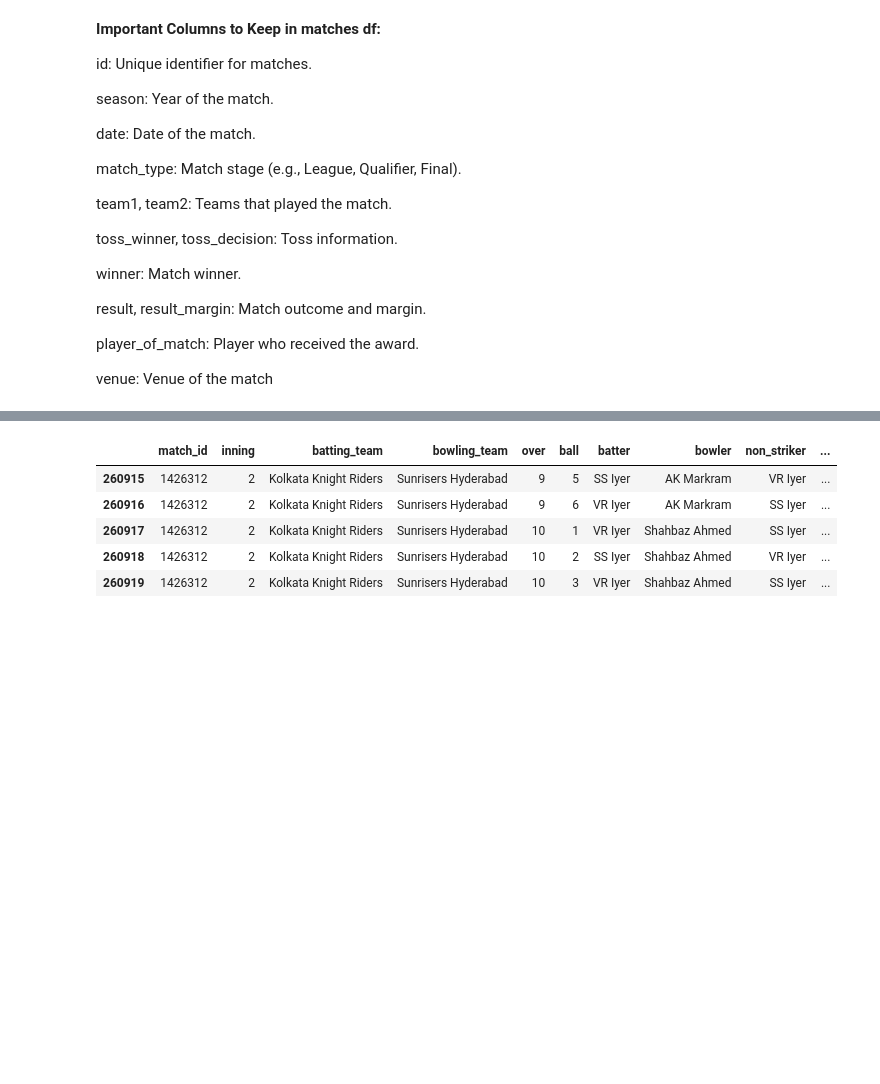
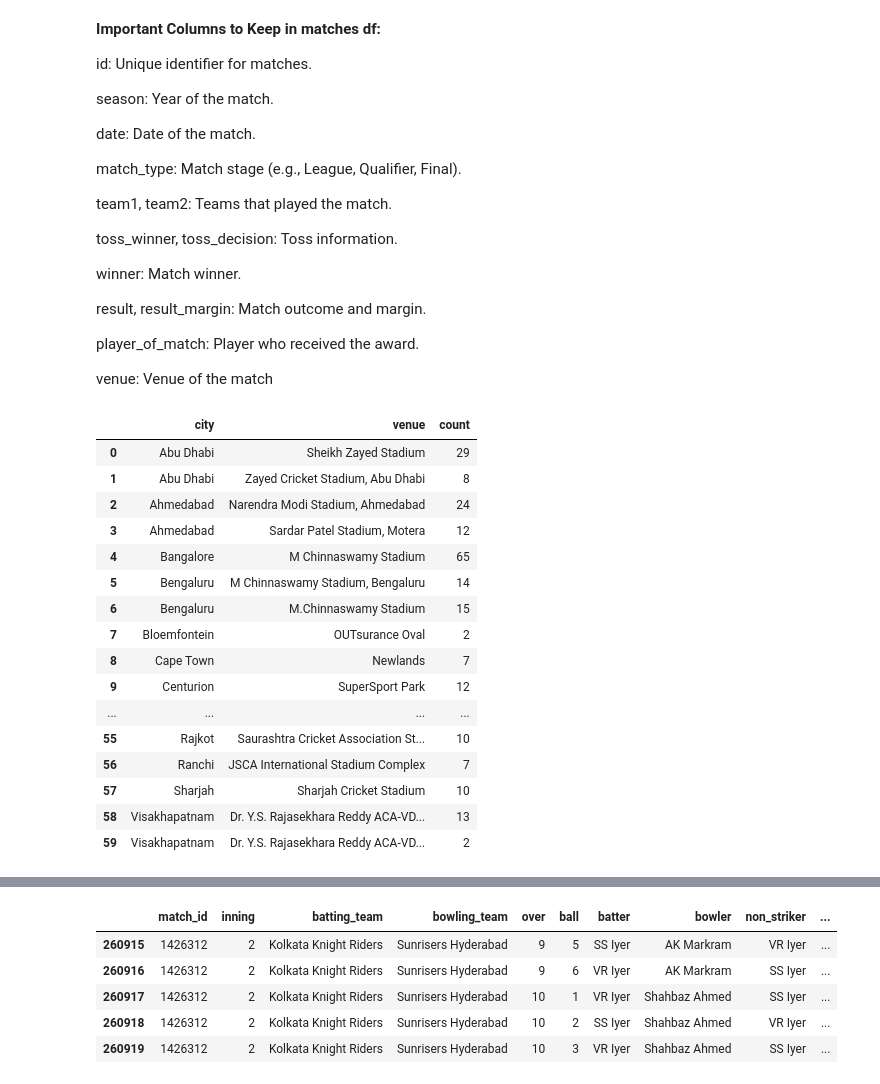
Before and after one commit to SOURAVSHEEL/ipl-prediction-project, a Jupyter notebook: notebooks/data_cleaning.ipynb, the cells around one changed output, grey strips where cells are left out. Cells and saved outputs as stored; diff of their text form; code cells hidden in the pictures; blank space fills up the shorter version.

Commit message:
updated data_cleaning

```diff
--- a/notebooks/data_cleaning.ipynb
+++ b/notebooks/data_cleaning.ipynb
@@ -402,3 +402,24 @@ venue: Venue of the match
 # %%
 ## dropping the target_runs and target_overs column as they are not useful for the analysis
 matches_data.drop(['target_runs', 'target_overs','super_over'], axis=1, inplace=True)
+# %%
+city_venue = matches_data.groupby(['city', 'venue']).size().reset_index(name='count')
+city_venue
+# %% [output]
+|  | city | venue | count |
+| 0 | Abu Dhabi | Sheikh Zayed Stadium | 29 |
+| 1 | Abu Dhabi | Zayed Cricket Stadium, Abu Dhabi | 8 |
+| 2 | Ahmedabad | Narendra Modi Stadium, Ahmedabad | 24 |
+| 3 | Ahmedabad | Sardar Patel Stadium, Motera | 12 |
+| 4 | Bangalore | M Chinnaswamy Stadium | 65 |
+| 5 | Bengaluru | M Chinnaswamy Stadium, Bengaluru | 14 |
+| 6 | Bengaluru | M.Chinnaswamy Stadium | 15 |
+| 7 | Bloemfontein | OUTsurance Oval | 2 |
+| 8 | Cape Town | Newlands | 7 |
+| 9 | Centurion | SuperSport Park | 12 |
+| ... | ... | ... | ... |
+| 55 | Rajkot | Saurashtra Cricket Association St... | 10 |
+| 56 | Ranchi | JSCA International Stadium Complex | 7 |
+| 57 | Sharjah | Sharjah Cricket Stadium | 10 |
+| 58 | Visakhapatnam | Dr. Y.S. Rajasekhara Reddy ACA-VD... | 13 |
+| 59 | Visakhapatnam | Dr. Y.S. Rajasekhara Reddy ACA-VD... | 2 |
```
Also changed, not shown: parts of 7 cells of this notebook.
